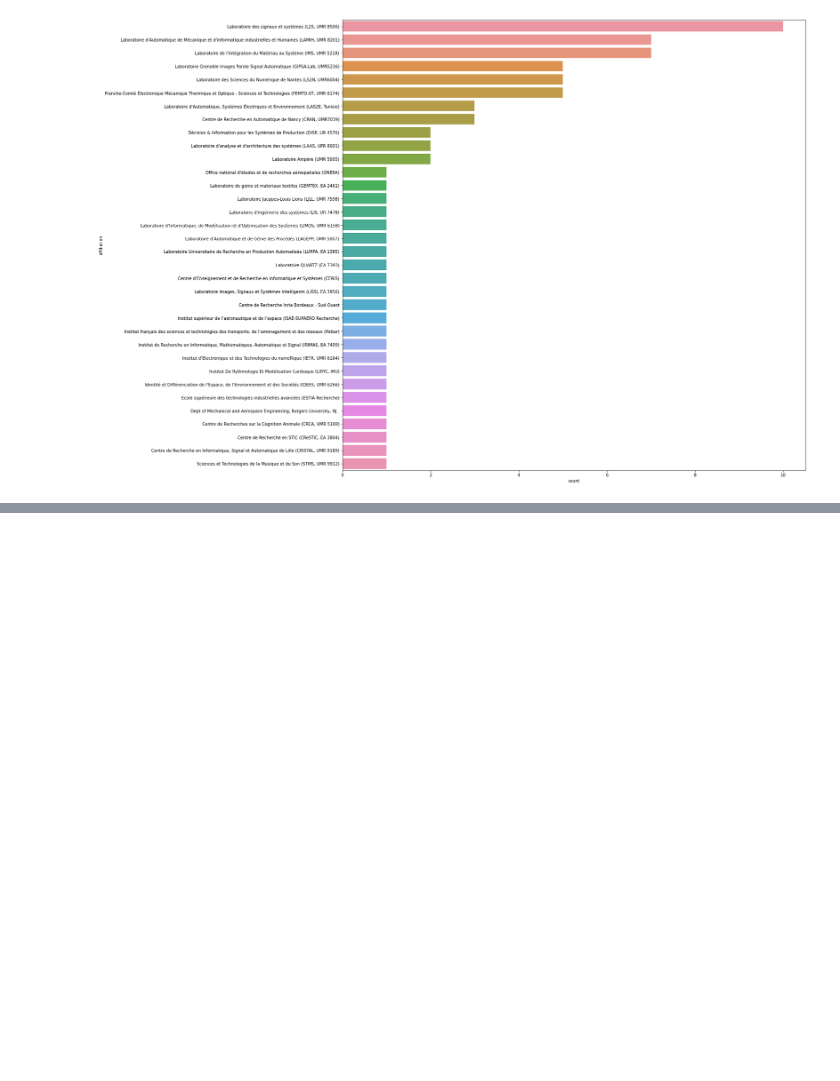
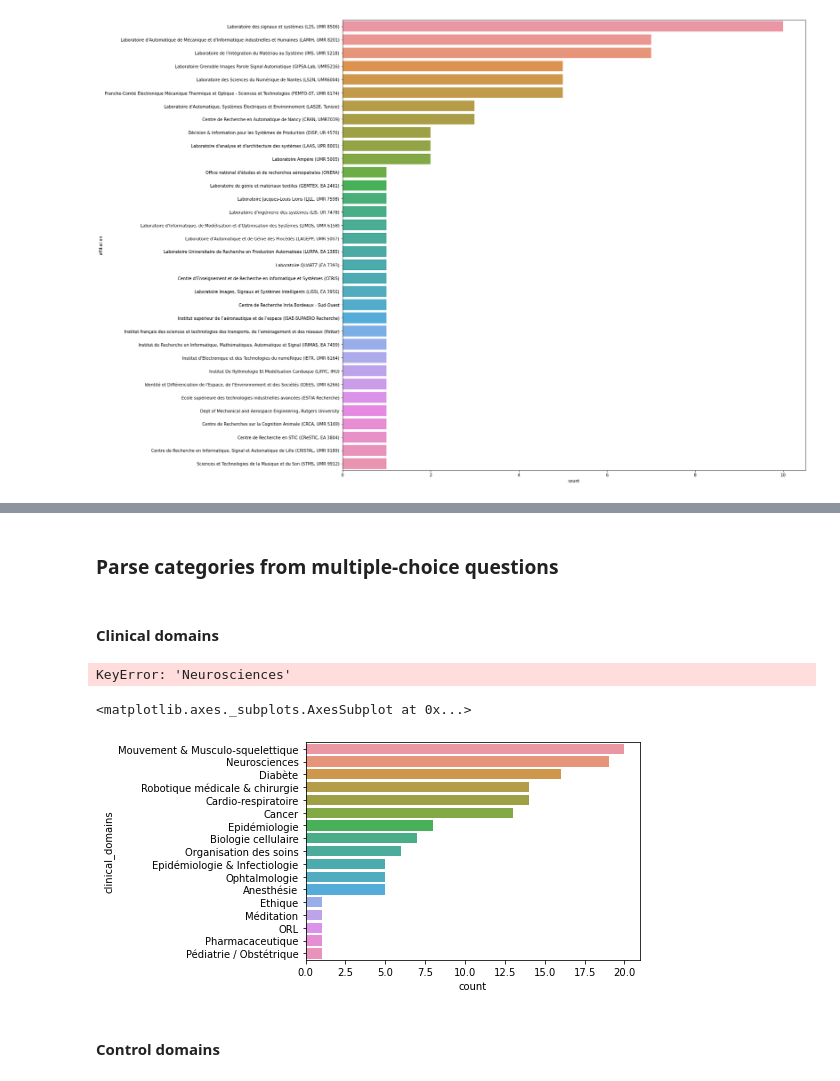
Before and after one commit to neuro-team-femto/auto_sante, a Jupyter notebook: analysis.ipynb, the cells around one changed output, grey strips where cells are left out. Saved outputs shown, nothing was run; the diff lists cells and outputs as text; code cells hidden in the pictures; blank space fills up the shorter version.

```diff
--- a/analysis.ipynb
+++ b/analysis.ipynb
@@ -377,0 +390,70 @@ sns.countplot(y="affiliation",
+# %% [markdown]
+### Parse categories from multiple-choice questions
+# %% [markdown]
+#### Clinical domains
+# %%
+# split list in each column and explode as separate rows
+question_df.clinical_domains = question_df.clinical_domains.str.split(',')
+question_df= question_df.explode('clinical_domains')
+# %%
+# rename duplicates: some values include white space or different accents
+rename_clinical_domains = {'Les neurosciences ou la psychatrie':'Neurosciences',
+                           'Le systÃ¨me cardio-respiratoire (ex: respirateur artificiel)':'Cardio-respiratoire',
+                           "L'Ã©pidÃ©miologie ou la santÃ© environnementale":'Epidémiologie & Infectiologie',
+                           " l'organisation des systÃ¨mes des urgences":'Organisation des soins',
+                           ' La cancÃ©rologie':'Cancer',
+                           " L'anesthÃ©sie": 'Anesthésie',
+                           'Le diabÃ¨te': 'Diabète',
+                           'Les sciences du mouvement': 'Mouvement & Musculo-squelettique',
+                           " L'Ã©pidÃ©miologie ou la santÃ© environnementale":'Epidémiologie',
+                           ' pÃ©diatrie-maternitÃ©': 'Pédiatrie & Obstétrique',
+                           " La vision ou l'ophtalmologie": 'Ophtalmologie',
+                           ' supply chain pharmaceutique': 'Pharmacaceutique',
+                           ' gestion des patients': 'Organisation des soins',
+                           ' Le systÃ¨me cardio-respiratoire (ex: respirateur artificiel)':'Cardio-respiratoire',
+                           ' Les sciences du mouvement':'Mouvement & Musculo-squelettique',
+                           ' La biochimie ou la biologie cellulaire Ã\xa0 visÃ©e translationnelle':'Biologie cellulaire',
+                           ' Le diabÃ¨te': 'Diabète',
+                           ' Les prothÃ¨ses':'Mouvement & Musculo-squelettique',
+                           ' IngÃ©nierie et gestion es opÃ©rations de la production de soins': 'Organisation des soins',
+                           'La cancÃ©rologie': 'Cancer',
+                           ' infectiologie (VIH)': 'Epidémiologie & Infectiologie',
+                           'simulation haptique pÃ©dagogique (accouchement': 'Robotique médicale & chirurgie',
+                           ' pÃ©ridurale':np.nan, ' neurochir)':np.nan, #multiple lines
+                           'Exosquelette pour rÃ©Ã©ducation et les personnes Ã\xa0 mobilitÃ© rÃ©duite': 'Mouvement & Musculo-squelettique',
+                           'ModÃ©lisation des habitudes de vie': np.nan,
+                           ' dÃ©tection des dÃ©viations de comportement':'Mouvement & Musculo-squelettique',
+                           ' Localisation indoor': np.nan,
+                           " Estimation de l'attitude et role dans la classification de mouvement humain Ã\xa0 l'aide de capteurs inertiels et magnÃ©tiques": 'Mouvement & Musculo-squelettique',
+                           "La vision ou l'ophtalmologie": 'Ophtalmologie',
+                           " SystÃ¨mes d'aide Ã\xa0 la prise de dÃ©cision pour le diagnostic mÃ©dical": 'Organisation des soins',
+                           "L'ORL ou l'audition": 'ORL',
+                           ' La robotique biomÃ©dicale': 'Robotique médicale & Chirurgie',
+                           'Optimisation des organisations hospitaliÃ¨res (GÃ©nie Industriel)': 'Organisation des soins',
+                           'La robotique biomÃ©dicale': 'Robotique médicale & chirurgie',
+                           "L'anesthÃ©sie": 'Anesthésie',
+                           "Assistance Ã\xa0 l'humain (robotique de rÃ©Ã©ducation":  'Robotique médicale & chirurgie',
+                           ' diagnostic automatisÃ©...) ':np.nan,
+                           'rien':np.nan,
+                           ' Cardiologie':'Cardio-respiratoire',
+                           'maladies infectieuses':'Epidémiologie & Infectiologie',
+                           ' ModÃ©lisation muscle':'Mouvement & Musculo-squelettique',
+                           ' MÃ©ditation':'Méditation',
+                           'gestion des services':'Organisation des soins',
+                           ' ThÃ©rapeutique': np.nan,
+                           ' Ethique MÃ©dical':'Ethique',
+                           "apprentissage ML sur des EEG pour dÃ©tecter la Maladie de Parkinson et d'Alzheimer":'Neurosciences'}
+question_df.clinical_domains = question_df.clinical_domains.apply(lambda row: rename_clinical_domains[row])
+# %% [output]
+KeyError: 'Neurosciences'
+# %%
+sns.countplot(y="clinical_domains",
+              order = question_df.groupby(['clinical_domains']).last_name.count().reset_index().sort_values(by='last_name',
+                                                                                                     ascending=False).clinical_domains,
+
+              data=question_df)
+# %% [output]
+<matplotlib.axes._subplots.AxesSubplot at 0x...>
+[figure, added]
+# %% [markdown]
+#### Control domains
```
Also changed, not shown: parts of 27 cells of this notebook.
